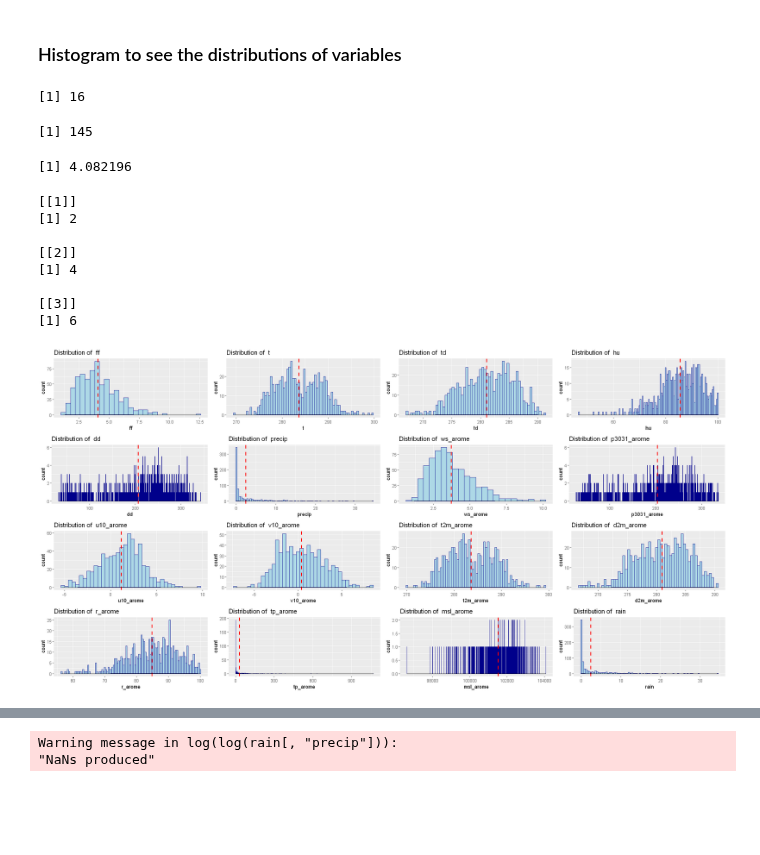
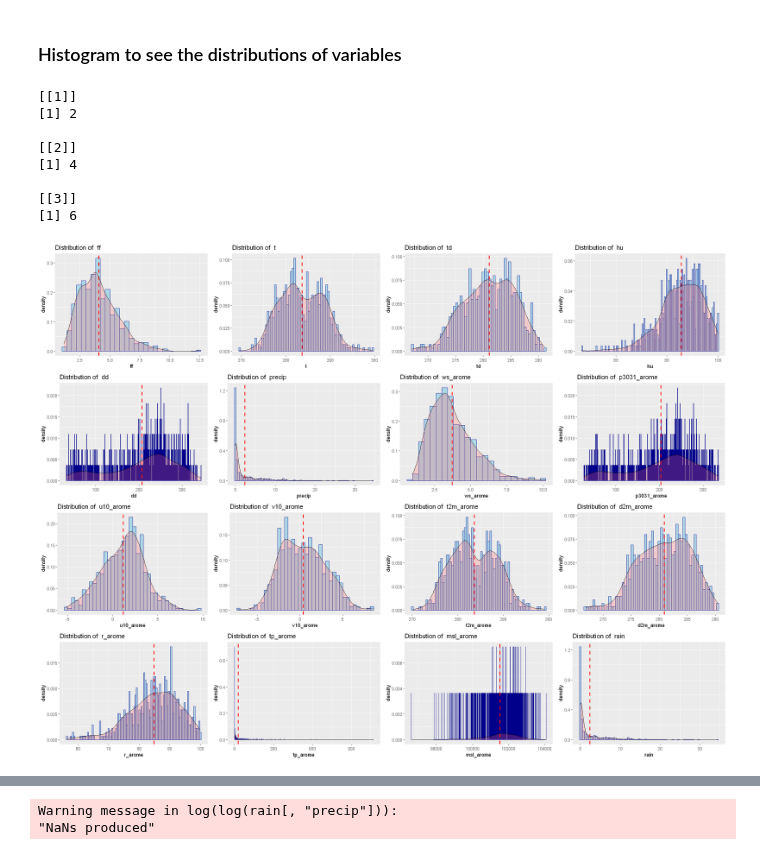
Before and after one commit to NguyenHai7120/4A-MachineLearning-Project, a Jupyter notebook: Exploration.ipynb, the cells around one changed output, grey strips where cells are left out. Saved outputs shown, nothing was run; the diff lists cells and outputs as text; code cells hidden in the pictures; blank space fills up the shorter version.

Commit message:
Histogram and boxplot

```diff
--- a/Exploration.ipynb
+++ b/Exploration.ipynb
@@ -76,19 +79,6 @@ ColHist = function(data, col_name)
     hist =  ggplot(data = data, aes_string(x = col_name)) + geom_histogram(binwidth=.2, color="black", fill="white")
     return(hist)
 }
-# %%
-length(num_var)
-# %% [output]
-[1] 16
-# %%
-l = list(145, 5456)
-l[[1]]
-# %% [output]
-[1] 145
-# %%
-mean(rain[, num_var[1]])
-# %% [output]
-[1] 4.082196
 # %%
 lapply(list(1,2,3), function(x){x*2})
 # %% [output]
@@ -103,15 +93,16 @@ lapply(list(1,2,3), function(x){x*2})
 # %%
 # Use lapply
 
 my_plots_list <- lapply(num_var, function(each_variable) {
   mean_val = mean(rain[, each_variable])[[1]]
-  ggplot(data = rain, aes_string(x = each_variable)) + # NOTE - aes_string rather than aes
-    geom_histogram(binwidth = 0.4, color = "darkblue", fill="lightblue") +
-    geom_vline(aes(xintercept = mean_val), color="red", linetype="dashed", size=1) +
-    geom_density(alpha=.8, fill="#FF6666") +
+  ggplot(data = rain, aes_string(x = each_variable)) + # Create a graphic object by ggplot
+    geom_histogram(aes(y = ..density..), binwidth = 0.4, color = "darkblue", fill="lightblue") +  # Add histogram
+    geom_vline(aes(xintercept = mean_val), color="red", linetype="dashed", size=1) +  # Add the mean (vertical line)
+    geom_density(alpha=.25, fill="#FF6666") +   # Add the density approximation
     ggtitle(paste("Distribution of ",each_variable))
 })
 
+options(repr.plot.width = 20, repr.plot.height = 15)
 gridExtra::grid.arrange(grobs = my_plots_list, ncol = 4)
 # %% [output]
-[figure, old version]
+[figure, new version]
```
Also changed, not shown: parts of 14 cells of this notebook.
